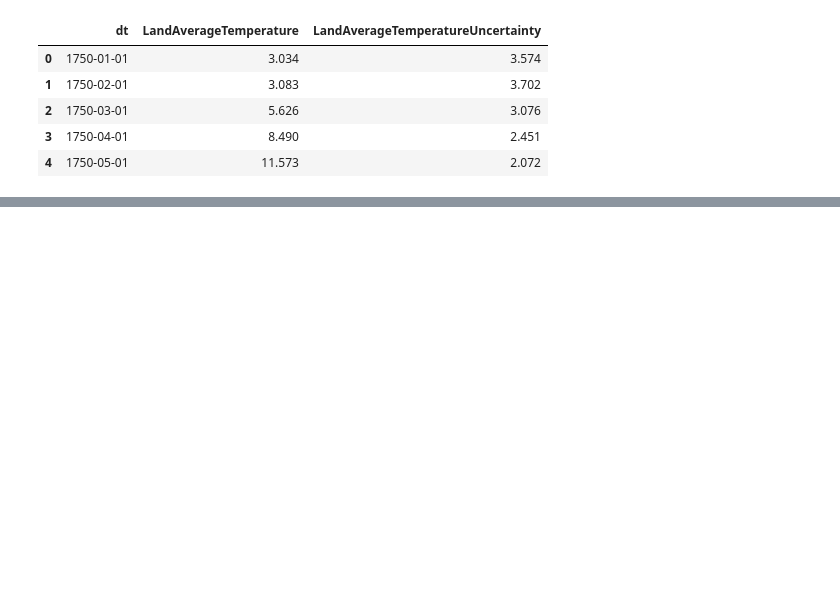
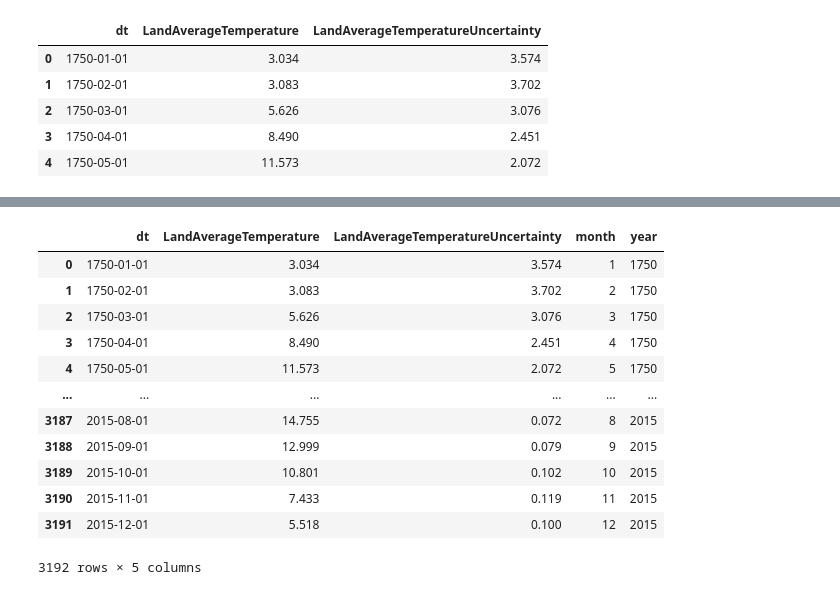
Before and after one commit to lorenzlorg/Big-Data-MAPR-project, a Jupyter notebook: Esercizio Serie Storica.ipynb, the cells around one changed output, grey strips where cells are left out. Cells and saved outputs as stored; diff of their text form; code cells hidden in the pictures; blank space fills up the shorter version.

```diff
--- a/Esercizio Serie Storica.ipynb
+++ b/Esercizio Serie Storica.ipynb
@@ -12,0 +60,19 @@ X.head()
+# %%
+# aggiungere altre feature coem mese ecc...
+df['month'] = df['dt'].dt.month
+df['year'] = df['dt'].dt.year
+df
+# %% [output]
+|  | dt | LandAverageTemperature | LandAverageTemperatureUncertainty | month | year |
+| 0 | 1750-01-01 | 3.034 | 3.574 | 1 | 1750 |
+| 1 | 1750-02-01 | 3.083 | 3.702 | 2 | 1750 |
+| 2 | 1750-03-01 | 5.626 | 3.076 | 3 | 1750 |
+| 3 | 1750-04-01 | 8.490 | 2.451 | 4 | 1750 |
+| 4 | 1750-05-01 | 11.573 | 2.072 | 5 | 1750 |
+| ... | ... | ... | ... | ... | ... |
+| 3187 | 2015-08-01 | 14.755 | 0.072 | 8 | 2015 |
+| 3188 | 2015-09-01 | 12.999 | 0.079 | 9 | 2015 |
+| 3189 | 2015-10-01 | 10.801 | 0.102 | 10 | 2015 |
+| 3190 | 2015-11-01 | 7.433 | 0.119 | 11 | 2015 |
+| 3191 | 2015-12-01 | 5.518 | 0.100 | 12 | 2015 |
+3192 rows × 5 columns
```
Also changed, not shown: parts of 17 cells of this notebook, 1 other file.
